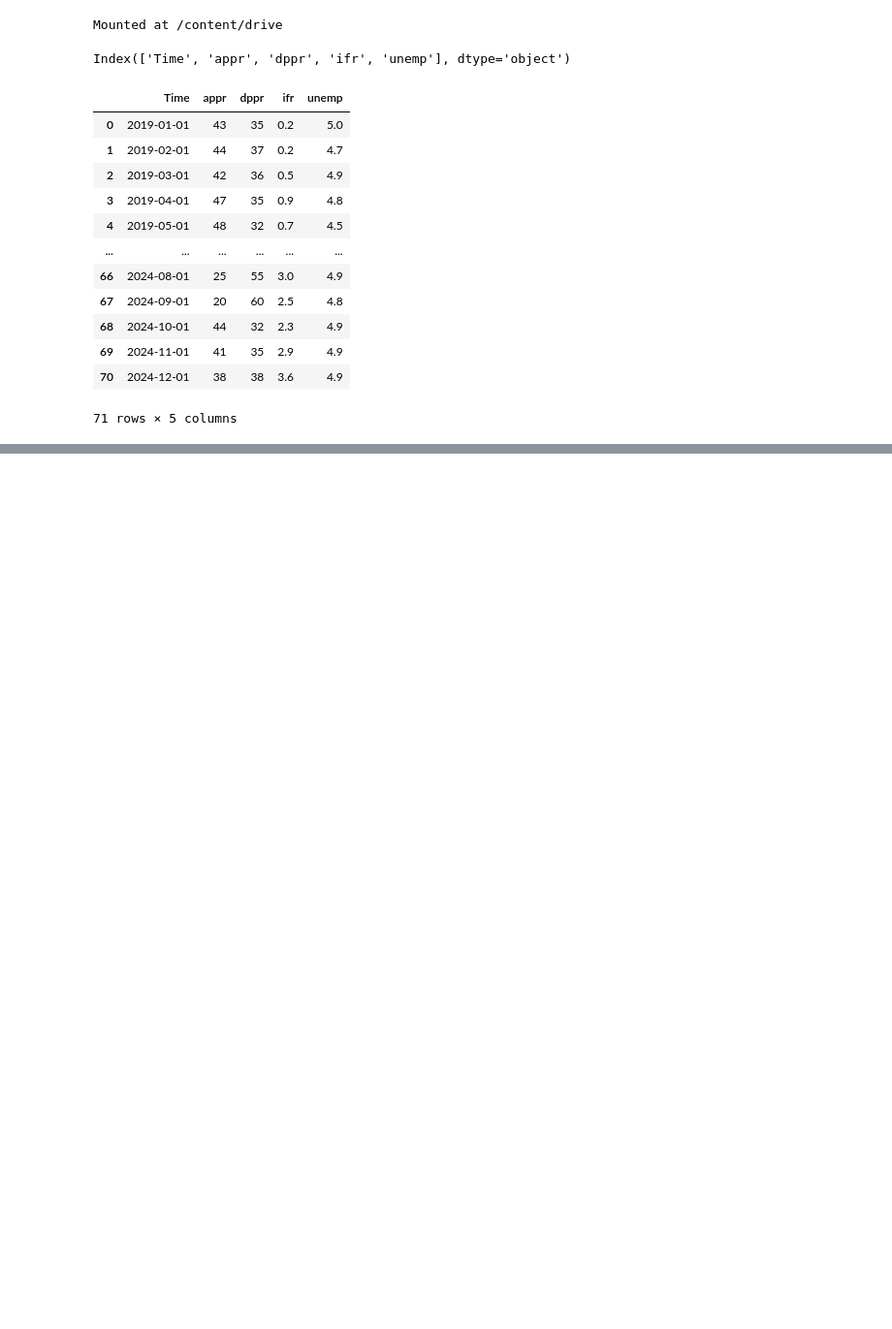
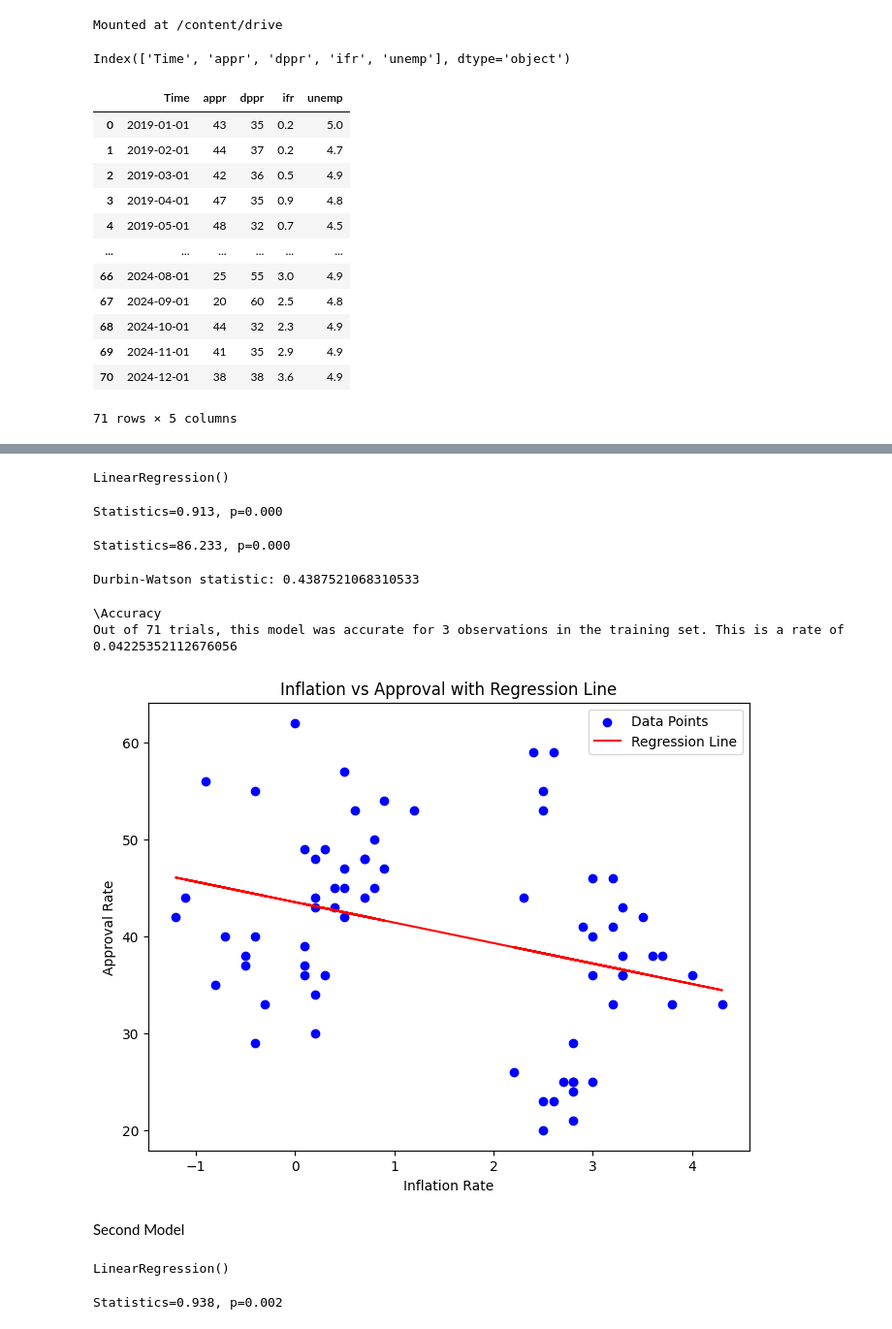
Before and after one commit to plural-ok/Japan-Term-Project-Repo, a Jupyter notebook: JPN_Term_Code.ipynb, the cells around one changed output, grey strips where cells are left out. Shown at 97% size. Drawn from its saved outputs; the diff is of its cells as text; code cells hidden in the pictures; blank space fills up the shorter version.

```diff
--- a/JPN_Term_Code.ipynb
+++ b/JPN_Term_Code.ipynb
@@ -121,11 +75,0 @@ Decision Tree Classifier
-# %%
-# Create approval categories using pd.cut
-dt['approval_category'] = pd.cut(dt['appr'],
-                                   bins=[0, 39, float('inf')],
-                                   labels=['Low Approval', 'Hi Approval'],
-                                   include_lowest=True,
-                                   right=True)
-
-# Now use the new 'approval_category' column as the target variable
-features = dt[["ifr","unemp"]]
-target = dt["approval_category"]
@@ -289,0 +86,56 @@ dtype: int64
+# %%
+X = dt[["ifr"]]
+y = dt["appr"]
+# %%
+mod1 = LinearRegression()
+
+mod1.fit(X, y)
+# %% [output]
+LinearRegression()
+# %%
+stat, p = shapiro(X)
+print('Statistics=%.3f, p=%.3f' % (stat, p))
+# %% [output]
+Statistics=0.913, p=0.000
+# %%
+stat, p = levene(residuals, dt[["ifr"]].values.flatten()) # *groups unpacks multiple arrays
+print('Statistics=%.3f, p=%.3f' % (stat, p))
+# %% [output]
+Statistics=86.233, p=0.000
+# %%
+residuals = mod1.predict(X) - y
+dw_stat = durbin_watson(residuals)
+print('Durbin-Watson statistic:', dw_stat)
+# %% [output]
+Durbin-Watson statistic: 0.4387521068310533
+# %%
+# Accuracy on Data
+exps = mod1.predict(X)
+exp = np.round(exps)
+obs = y
+obs = np.round(obs)
+
+
+print("\n\Accuracy")
+print("Out of",len(exp),"trials, this model was accurate for",sum(exp==obs),"observations in the training set. This is a rate of",sum(exp==obs)/len(exp))
+# %% [output]
+\Accuracy
+Out of 71 trials, this model was accurate for 3 observations in the training set. This is a rate of 0.04225352112676056
+# %%
+# Create the scatter plot
+plt.figure(figsize=(8, 6))
+plt.scatter(dt["ifr"], dt["appr"], color='blue', label='Data Points')
+
+# Plot the regression line
+plt.plot(X, mod1.predict(X), color='red', label='Regression Line')
+
+# Add labels and title
+plt.xlabel('Inflation Rate')
+plt.ylabel('Approval Rate')
+plt.title('Inflation vs Approval with Regression Line')
+plt.legend()
+plt.show()
+# %% [output]
+[figure, added]
+# %% [markdown]
+Second Model
@@ -289,0 +145,11 @@ dtype: int64
+# %%
+mod2 = LinearRegression()
+
+mod2.fit(X, y)
+# %% [output]
+LinearRegression()
+# %%
+stat, p = shapiro(X)
+print('Statistics=%.3f, p=%.3f' % (stat, p))
+# %% [output]
+Statistics=0.938, p=0.002
```
Also changed, not shown: parts of 39 cells of this notebook.
